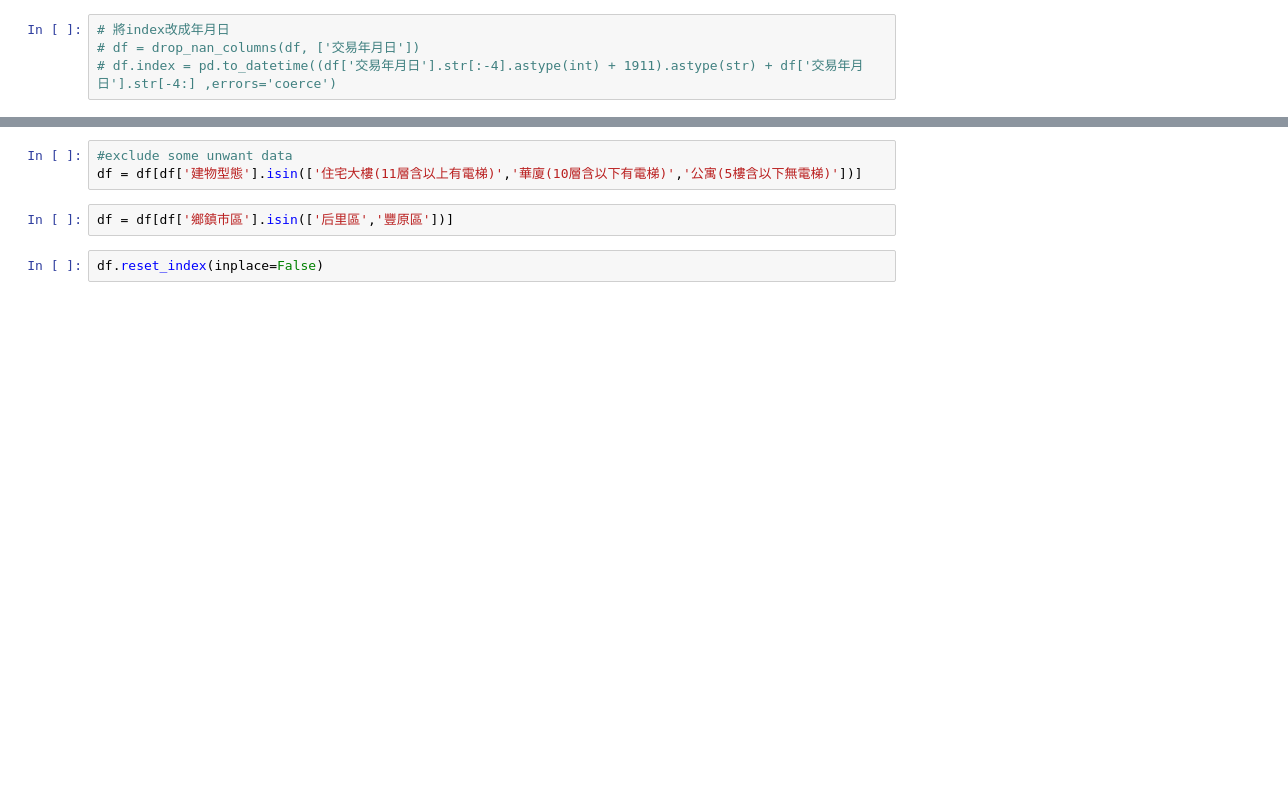
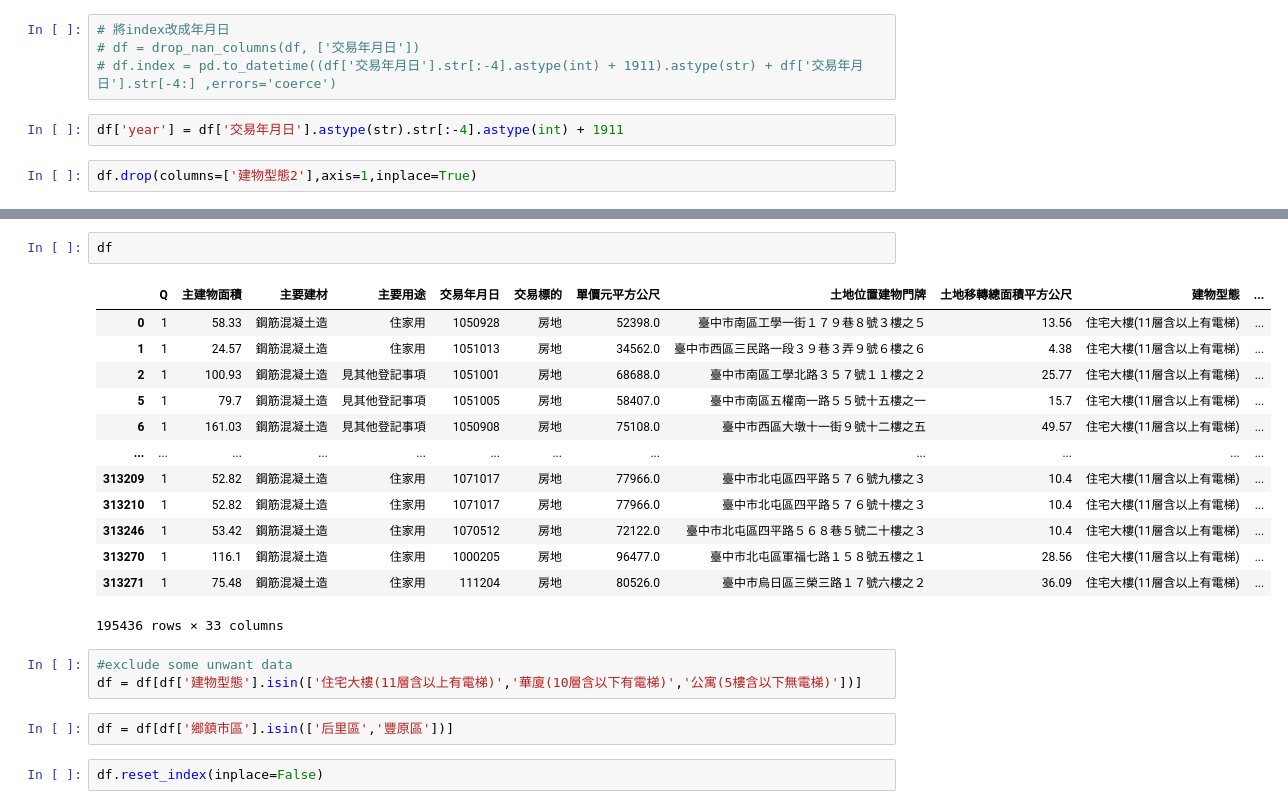
Before and after one commit to 1daniel3333/blog, a Jupyter notebook: save_house/house.ipynb, the cells around one changed output, grey strips where cells are left out. Drawn from its saved outputs; the diff is of its cells as text; blank space fills up the shorter version.

```diff
--- a/save_house/house.ipynb
+++ b/save_house/house.ipynb
@@ -110,3 +143,7 @@ df = df.drop(['備註','移轉編號','編號','非都市土地使用分區','
 # 將index改成年月日
 # df = drop_nan_columns(df, ['交易年月日'])
 # df.index = pd.to_datetime((df['交易年月日'].str[:-4].astype(int) + 1911).astype(str) + df['交易年月日'].str[-4:] ,errors='coerce')
+# %%
+df['year'] = df['交易年月日'].astype(str).str[:-4].astype(int) + 1911
+# %%
+df.drop(columns=['建物型態2'],axis=1,inplace=True)
@@ -121,4 +173,20 @@ Index(['Q', '主建物面積', '主要建材', '主要用途', '交易年月日'
       dtype='object')
+# %%
+df
+# %% [output]
+|  | Q | 主建物面積 | 主要建材 | 主要用途 | 交易年月日 | 交易標的 | 單價元平方公尺 | 土地位置建物門牌 | 土地移轉總面積平方公尺 | 建物型態 | ... |
+| 0 | 1 | 58.33 | 鋼筋混凝土造 | 住家用 | 1050928 | 房地 | 52398.0 | 臺中市南區工學一街１７９巷８號３樓之５ | 13.56 | 住宅大樓(11層含以上有電梯) | ... |
+| 1 | 1 | 24.57 | 鋼筋混凝土造 | 住家用 | 1051013 | 房地 | 34562.0 | 臺中市西區三民路一段３９巷３弄９號６樓之６ | 4.38 | 住宅大樓(11層含以上有電梯) | ... |
+| 2 | 1 | 100.93 | 鋼筋混凝土造 | 見其他登記事項 | 1051001 | 房地 | 68688.0 | 臺中市南區工學北路３５７號１１樓之２ | 25.77 | 住宅大樓(11層含以上有電梯) | ... |
+| 5 | 1 | 79.7 | 鋼筋混凝土造 | 見其他登記事項 | 1051005 | 房地 | 58407.0 | 臺中市南區五權南一路５５號十五樓之一 | 15.7 | 住宅大樓(11層含以上有電梯) | ... |
+| 6 | 1 | 161.03 | 鋼筋混凝土造 | 見其他登記事項 | 1050908 | 房地 | 75108.0 | 臺中市西區大墩十一街９號十二樓之五 | 49.57 | 住宅大樓(11層含以上有電梯) | ... |
+| ... | ... | ... | ... | ... | ... | ... | ... | ... | ... | ... | ... |
+| 313209 | 1 | 52.82 | 鋼筋混凝土造 | 住家用 | 1071017 | 房地 | 77966.0 | 臺中市北屯區四平路５７６號九樓之３ | 10.4 | 住宅大樓(11層含以上有電梯) | ... |
+| 313210 | 1 | 52.82 | 鋼筋混凝土造 | 住家用 | 1071017 | 房地 | 77966.0 | 臺中市北屯區四平路５７６號十樓之３ | 10.4 | 住宅大樓(11層含以上有電梯) | ... |
+| 313246 | 1 | 53.42 | 鋼筋混凝土造 | 住家用 | 1070512 | 房地 | 72122.0 | 臺中市北屯區四平路５６８巷５號二十樓之３ | 10.4 | 住宅大樓(11層含以上有電梯) | ... |
+| 313270 | 1 | 116.1 | 鋼筋混凝土造 | 住家用 | 1000205 | 房地 | 96477.0 | 臺中市北屯區軍福七路１５８號五樓之１ | 28.56 | 住宅大樓(11層含以上有電梯) | ... |
+| 313271 | 1 | 75.48 | 鋼筋混凝土造 | 住家用 | 111204 | 房地 | 80526.0 | 臺中市烏日區三榮三路１７號六樓之２ | 36.09 | 住宅大樓(11層含以上有電梯) | ... |
+195436 rows × 33 columns
 # %%
 #exclude some unwant data
 df = df[df['建物型態'].isin(['住宅大樓(11層含以上有電梯)','華廈(10層含以下有電梯)','公寓(5樓含以下無電梯)'])]
```
Also changed, not shown: parts of 12 cells of this notebook, 1 other file.
